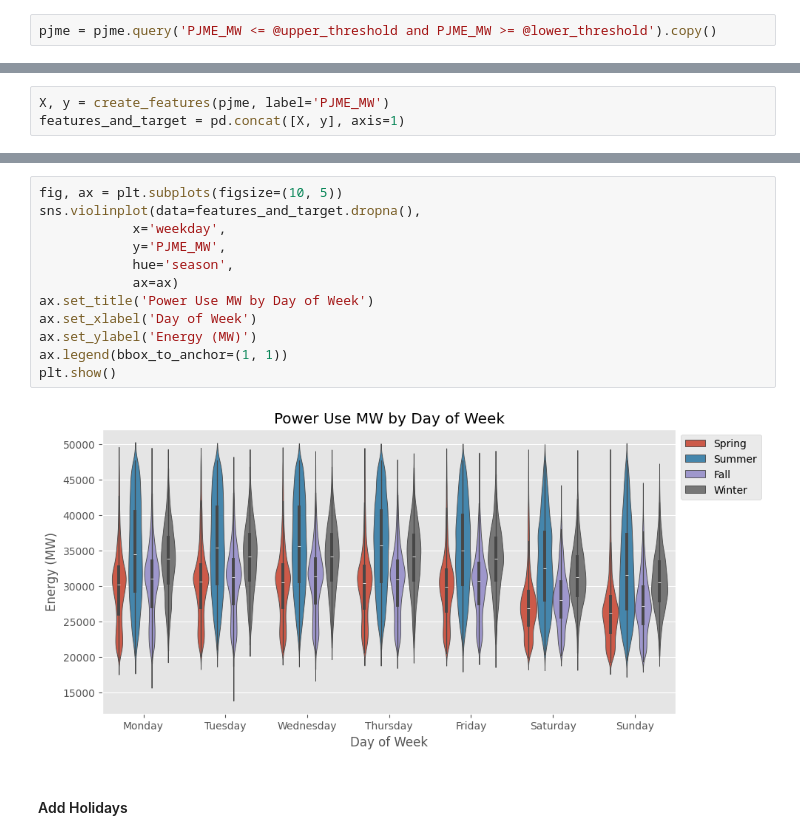
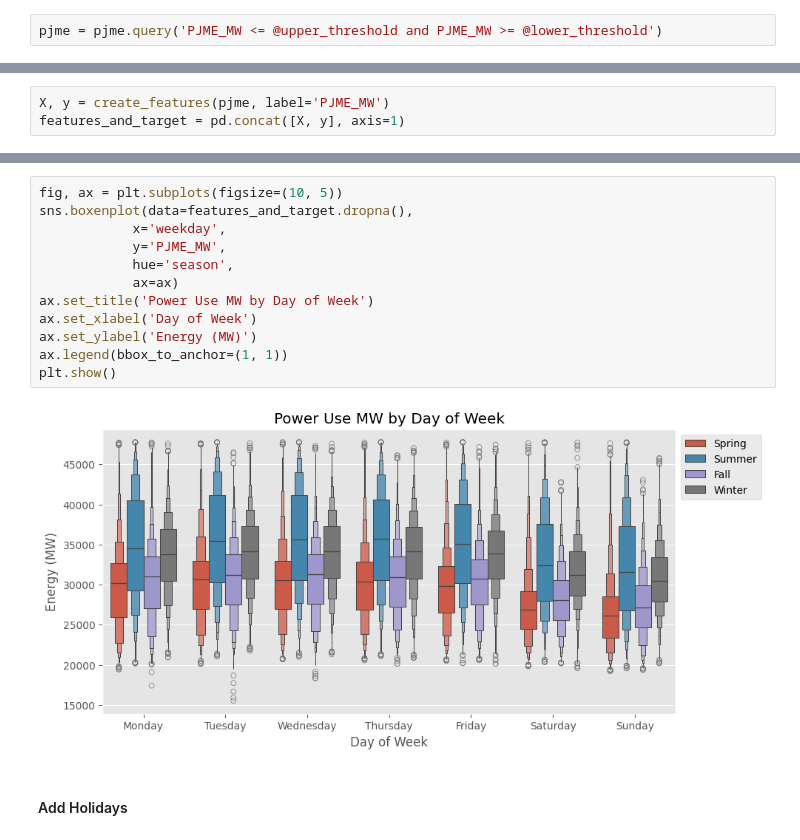
Before and after one commit to minari314159/Energy_Forcasting, a Jupyter notebook: Forecasting.ipynb, the cells around one changed output, grey strips where cells are left out. Saved outputs shown, nothing was run; the diff lists cells and outputs as text.

```diff
--- a/Forecasting.ipynb
+++ b/Forecasting.ipynb
@@ -84,7 +130,7 @@ plt.show()
 # %% [output]
 [figure]
 # %%
-pjme = pjme.query('PJME_MW <= @upper_threshold and PJME_MW >= @lower_threshold').copy()
+pjme = pjme.query('PJME_MW <= @upper_threshold and PJME_MW >= @lower_threshold')
 # %%
 pjme.plot(kind='hist', bins=500, color=colour_pal, xlabel='MegaWatts(MW)', title='PJM East Frequency Analysis')
 plt.show()
@@ -132,17 +188,17 @@ features_and_target = pd.concat([X, y], axis=1)
 # %%
 fig, ax = plt.subplots(figsize=(10, 5))
-sns.violinplot(data=features_and_target.dropna(),
+sns.boxenplot(data=features_and_target.dropna(),
             x='weekday',
             y='PJME_MW',
             hue='season',
             ax=ax)
 ax.set_title('Power Use MW by Day of Week')
 ax.set_xlabel('Day of Week')
 ax.set_ylabel('Energy (MW)')
 ax.legend(bbox_to_anchor=(1, 1))
 plt.show()
 # %% [output]
-[figure, old version]
+[figure, new version]
 # %% [markdown]
 #### Add Holidays
 # %%
```
Also changed, not shown: parts of 37 cells of this notebook.
